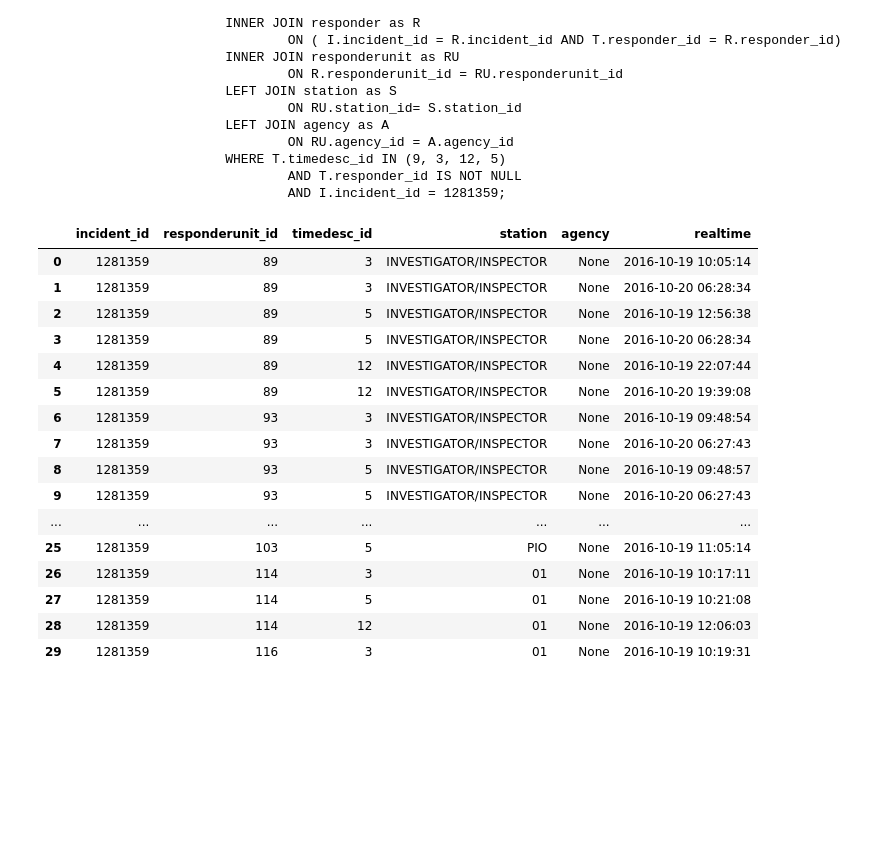
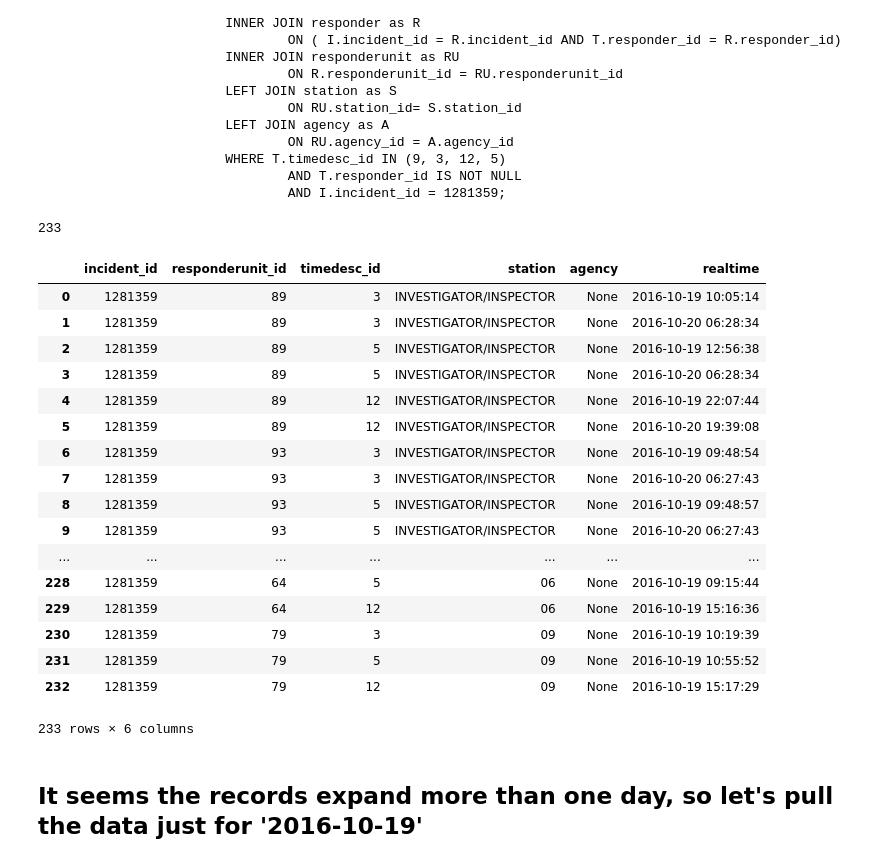
Before and after one commit to hackoregon/emergency-response, a Jupyter notebook: notebooks/bagelshop_firstlook.ipynb, the cells around one changed output. Cells and saved outputs as stored; diff of their text form; code cells hidden in the pictures; blank space fills up the shorter version.

```diff
--- a/notebooks/bagelshop_firstlook.ipynb
+++ b/notebooks/bagelshop_firstlook.ipynb
@@ -108,24 +111,30 @@ SQL QUERY =
                         WHERE T.timedesc_id IN (9, 3, 12, 5)
                                 AND T.responder_id IS NOT NULL
                                 AND I.incident_id = 1281359;
+# %%
+len(table)
+# %% [output]
+233
 # %%
-table.head(30)
-#len(table)
+table.head(233)
 # %% [output]
 |  | incident_id | responderunit_id | timedesc_id | station | agency | realtime |
 | 0 | 1281359 | 89 | 3 | INVESTIGATOR/INSPECTOR | None | 2016-10-19 10:05:14 |
 | 1 | 1281359 | 89 | 3 | INVESTIGATOR/INSPECTOR | None | 2016-10-20 06:28:34 |
 | 2 | 1281359 | 89 | 5 | INVESTIGATOR/INSPECTOR | None | 2016-10-19 12:56:38 |
 | 3 | 1281359 | 89 | 5 | INVESTIGATOR/INSPECTOR | None | 2016-10-20 06:28:34 |
 | 4 | 1281359 | 89 | 12 | INVESTIGATOR/INSPECTOR | None | 2016-10-19 22:07:44 |
 | 5 | 1281359 | 89 | 12 | INVESTIGATOR/INSPECTOR | None | 2016-10-20 19:39:08 |
 | 6 | 1281359 | 93 | 3 | INVESTIGATOR/INSPECTOR | None | 2016-10-19 09:48:54 |
 | 7 | 1281359 | 93 | 3 | INVESTIGATOR/INSPECTOR | None | 2016-10-20 06:27:43 |
 | 8 | 1281359 | 93 | 5 | INVESTIGATOR/INSPECTOR | None | 2016-10-19 09:48:57 |
 | 9 | 1281359 | 93 | 5 | INVESTIGATOR/INSPECTOR | None | 2016-10-20 06:27:43 |
 | ... | ... | ... | ... | ... | ... | ... |
-| 25 | 1281359 | 103 | 5 | PIO | None | 2016-10-19 11:05:14 |
-| 26 | 1281359 | 114 | 3 | 01 | None | 2016-10-19 10:17:11 |
-| 27 | 1281359 | 114 | 5 | 01 | None | 2016-10-19 10:21:08 |
-| 28 | 1281359 | 114 | 12 | 01 | None | 2016-10-19 12:06:03 |
-| 29 | 1281359 | 116 | 3 | 01 | None | 2016-10-19 10:19:31 |
+| 228 | 1281359 | 64 | 5 | 06 | None | 2016-10-19 09:15:44 |
+| 229 | 1281359 | 64 | 12 | 06 | None | 2016-10-19 15:16:36 |
+| 230 | 1281359 | 79 | 3 | 09 | None | 2016-10-19 10:19:39 |
+| 231 | 1281359 | 79 | 5 | 09 | None | 2016-10-19 10:55:52 |
+| 232 | 1281359 | 79 | 12 | 09 | None | 2016-10-19 15:17:29 |
+233 rows × 6 columns
+# %% [markdown]
+## It seems the records expand more than one day, so let's pull the data just for '2016-10-19'
```
Also changed, not shown: parts of 28 cells of this notebook.
